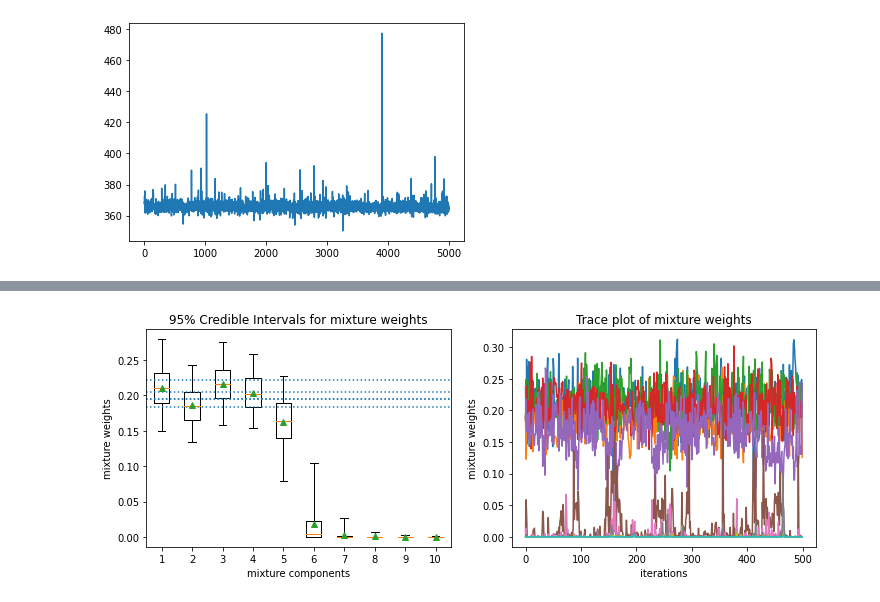
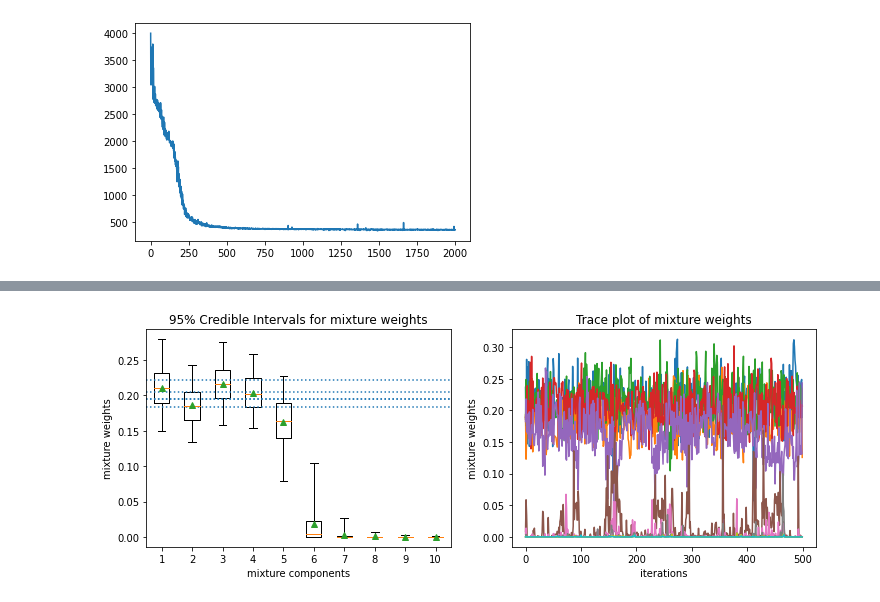
Before and after one commit to luiarthur/TuringBnpBenchmarks, a Jupyter notebook: src/dp-gmm/notebooks/dp_sb_gmm_pyro.ipynb, the cells around one changed output, grey strips where cells are left out. Cells and saved outputs as stored; diff of their text form; code cells hidden in the pictures.

```diff
--- a/src/dp-gmm/notebooks/dp_sb_gmm_pyro.ipynb
+++ b/src/dp-gmm/notebooks/dp_sb_gmm_pyro.ipynb
@@ -104,21 +104,30 @@ with open(path_to_data) as f:
 # Convert data to torch.tensor.
 y = torch.tensor(simdata['y'])
 # %%
+%%time
+
+pyro.clear_param_store()
+
+# Automatically define variational distribution.
 guide = AutoDiagonalNormal(
-    pyro.poutine.block(dp_sb_gmm, expose=['alpha', 'mu', 'sigma', 'v'])
+    pyro.poutine.block(dp_sb_gmm, expose=['alpha', 'v', 'mu', 'sigma'])
 )  # a mean field guide
-# svi = SVI(dp_sb_gmm, guide, Adam({'lr': 1e-3}), Trace_ELBO())
+
 svi = SVI(dp_sb_gmm, guide, Adam({'lr': 1e-2}), TraceEnum_ELBO())
-n_steps = 5000
+
+# pyro.set_rng_seed(4)
+pyro.set_rng_seed(7)
+
 # do gradient steps
 loss = []
-for step in trange(n_steps):
+for step in trange(2000):
     _loss = svi.step(y, 10)
     loss.append(_loss)
+
+# Plot ELBO
+plt.plot(loss);
+# %% [output]
+[figure, added]
-# %%
-plt.plot(loss);
-# %% [output]
-[figure, removed]
 # %%
 samples = guide.get_posterior().sample((1000, ))
 alpha = samples[:, 0].exp()
```
Also changed, not shown: parts of 4 cells of this notebook, 2 other files.
